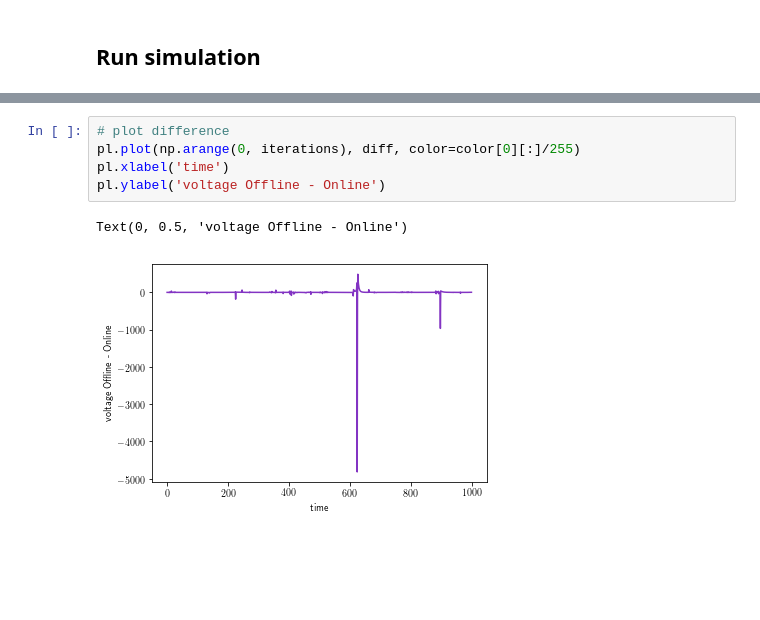
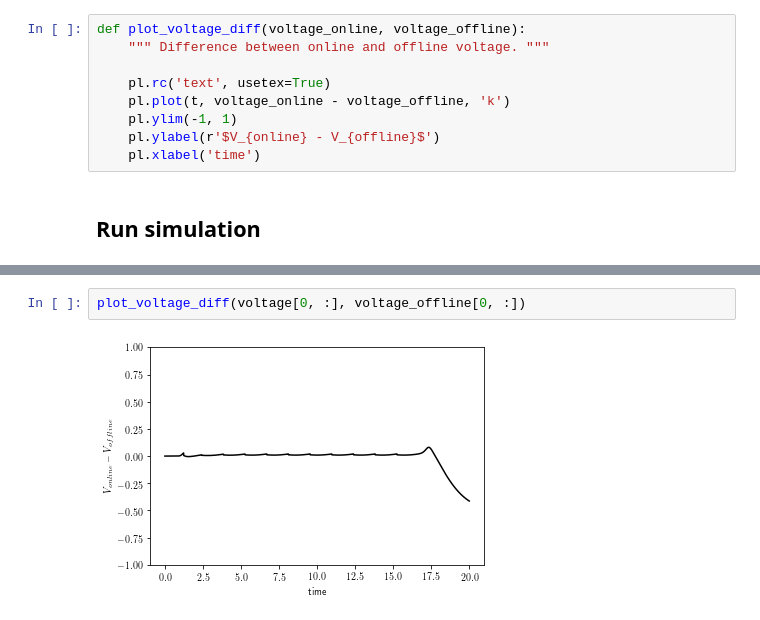
Before and after one commit to ABra1993/LisbonLab, a Jupyter notebook: Conductance/SNN_conductance_multidim.ipynb, the cells around one changed output, grey strips where cells are left out. Saved outputs shown, nothing was run; the diff lists cells and outputs as text; blank space fills up the shorter version.

```diff
--- a/Conductance/SNN_conductance_multidim.ipynb
+++ b/Conductance/SNN_conductance_multidim.ipynb
@@ -246,3 +275,12 @@ def visualize_voltage(rho):
+# %%
+def plot_voltage_diff(voltage_online, voltage_offline):
+    """ Difference between online and offline voltage. """
+
+    pl.rc('text', usetex=True)
+    pl.plot(t, voltage_online - voltage_offline, 'k')
+    pl.ylim(-1, 1)
+    pl.ylabel(r'$V_{online} - V_{offline}$')
+    pl.xlabel('time')
 # %% [markdown]
 ## Run simulation
 # %%
@@ -285,8 +391,4 @@ diff = visualize_voltage(rho)
-# %%
-# plot difference
-pl.plot(np.arange(0, iterations), diff, color=color[0][:]/255)
-pl.xlabel('time')
-pl.ylabel('voltage Offline - Online')
-# %% [output]
-Text(0, 0.5, 'voltage Offline - Online')
-[figure, removed]
+# %%
+plot_voltage_diff(voltage[0, :], voltage_offline[0, :])
+# %% [output]
+[figure, added]
```
Also changed, not shown: parts of 11 cells of this notebook, 1 other file.
